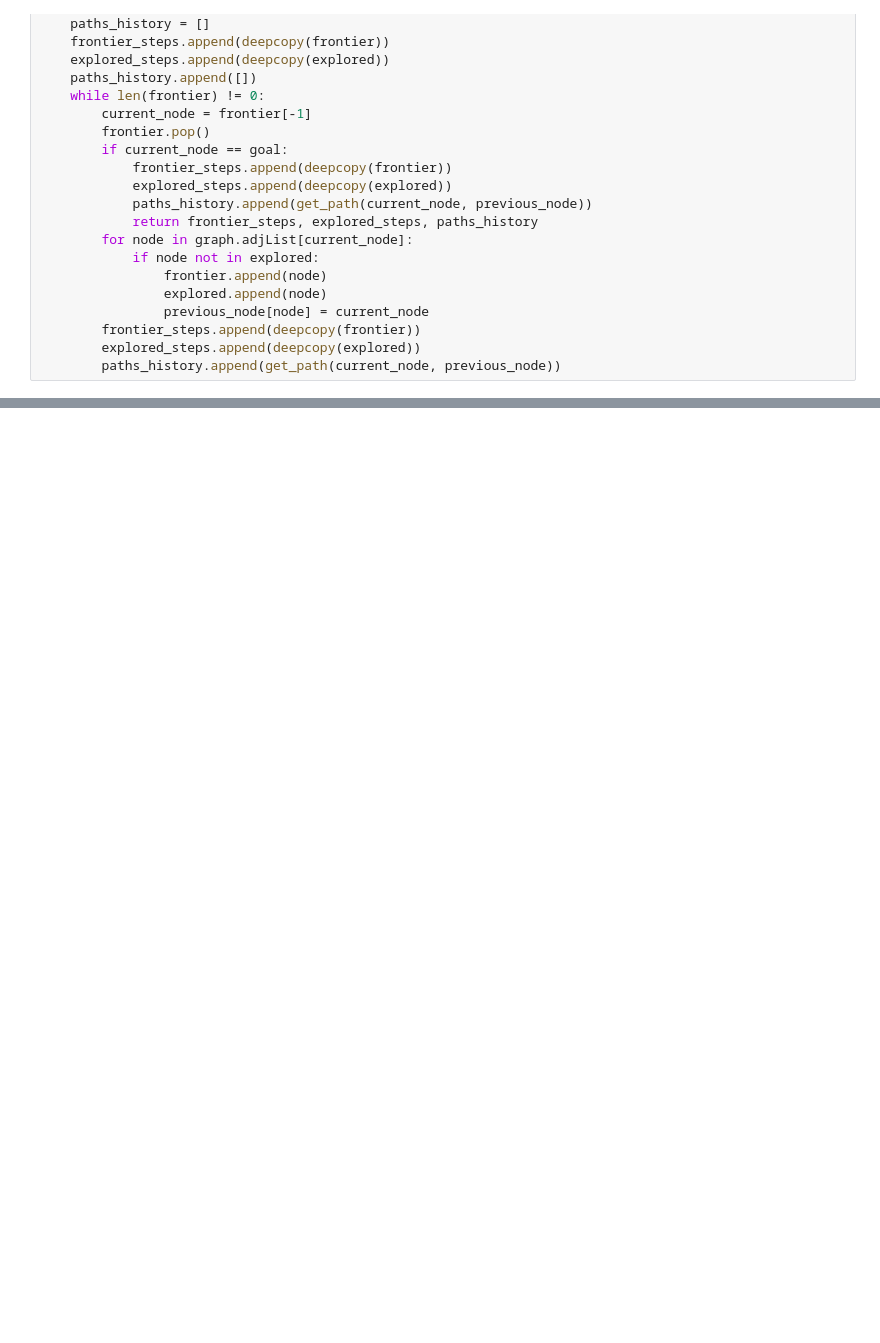
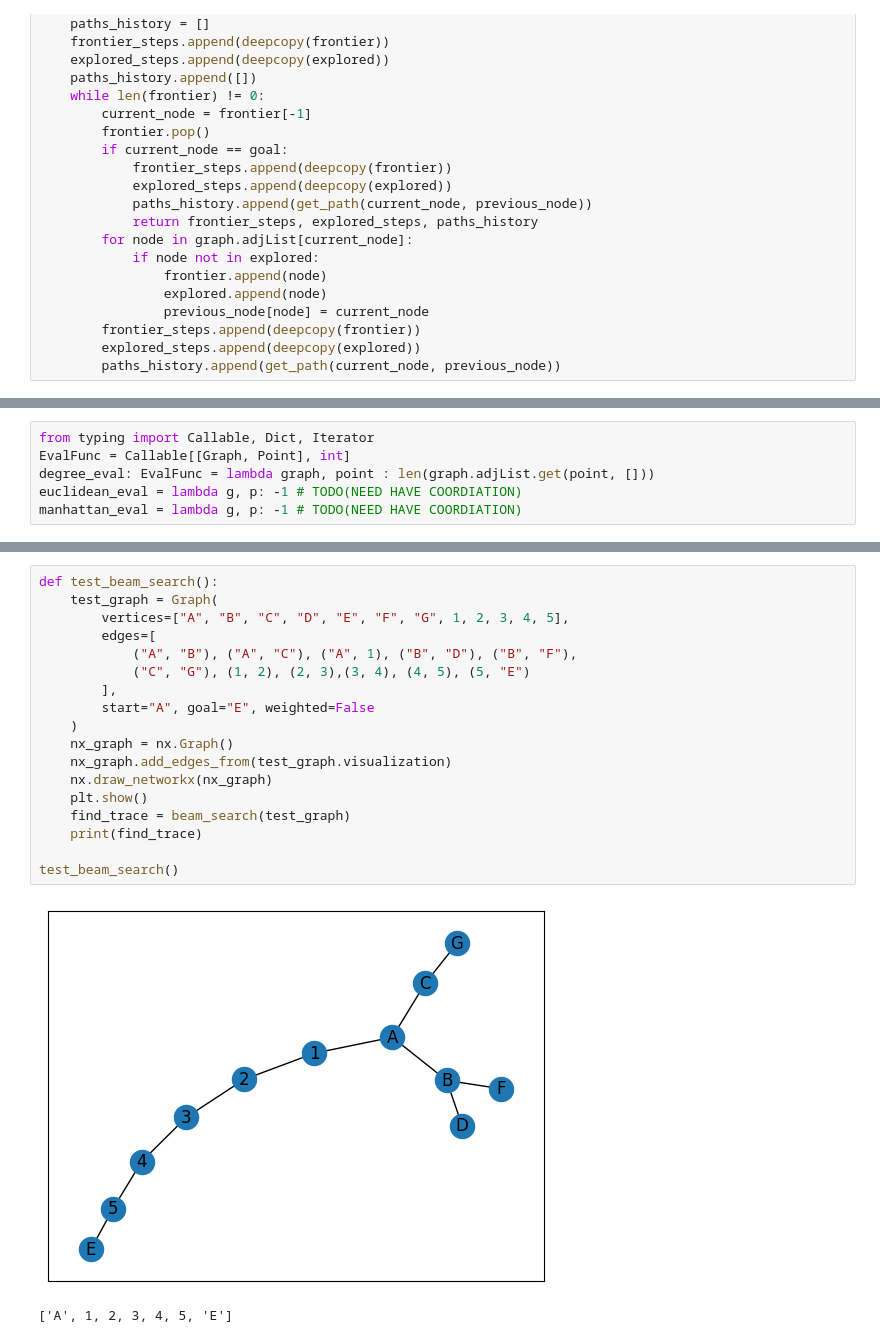
Before and after one commit to iGotsIt/AI-search-tool, a Jupyter notebook: AI Search Tool.ipynb, the cells around one changed output, grey strips where cells are left out. Cells and saved outputs as stored; diff of their text form; blank space fills up the shorter version.

```diff
--- a/AI Search Tool.ipynb
+++ b/AI Search Tool.ipynb
@@ -121,0 +190,6 @@ def DFS(graph):
+# %%
+from typing import Callable, Dict, Iterator
+EvalFunc = Callable[[Graph, Point], int]
+degree_eval: EvalFunc = lambda graph, point : len(graph.adjList.get(point, []))
+euclidean_eval = lambda g, p: -1 # TODO(NEED HAVE COORDIATION)
+manhattan_eval = lambda g, p: -1 # TODO(NEED HAVE COORDIATION)
@@ -121,0 +236,21 @@ def DFS(graph):
+# %%
+def test_beam_search():
+    test_graph = Graph(
+        vertices=["A", "B", "C", "D", "E", "F", "G", 1, 2, 3, 4, 5],
+        edges=[
+            ("A", "B"), ("A", "C"), ("A", 1), ("B", "D"), ("B", "F"),
+            ("C", "G"), (1, 2), (2, 3),(3, 4), (4, 5), (5, "E")
+        ],
+        start="A", goal="E", weighted=False
+    )
+    nx_graph = nx.Graph()
+    nx_graph.add_edges_from(test_graph.visualization)
+    nx.draw_networkx(nx_graph)
+    plt.show()
+    find_trace = beam_search(test_graph)
+    print(find_trace)
+
+test_beam_search()
+# %% [output]
+[figure, added]
+['A', 1, 2, 3, 4, 5, 'E']
```
Also changed, not shown: parts of 8 cells of this notebook.
